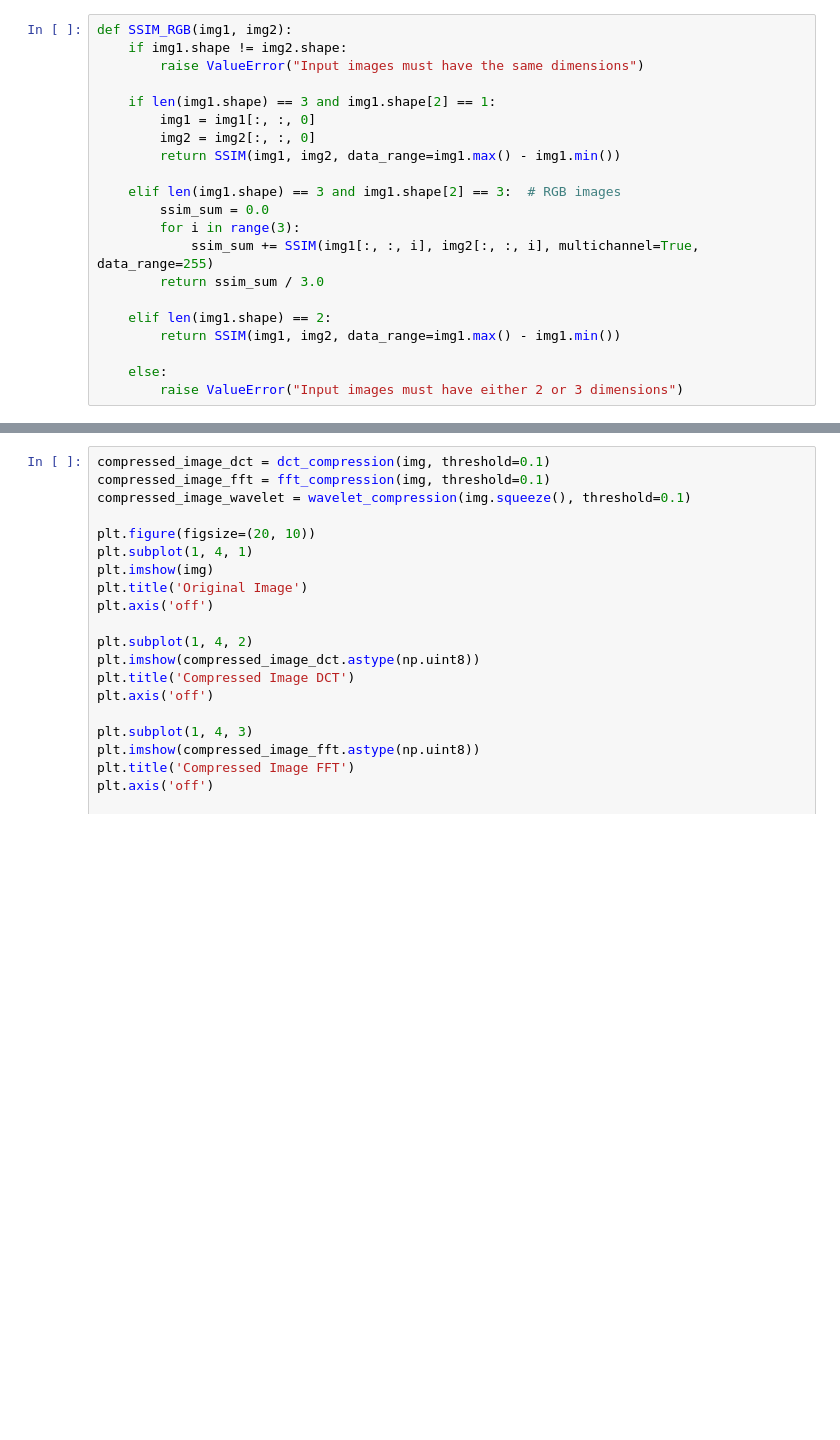
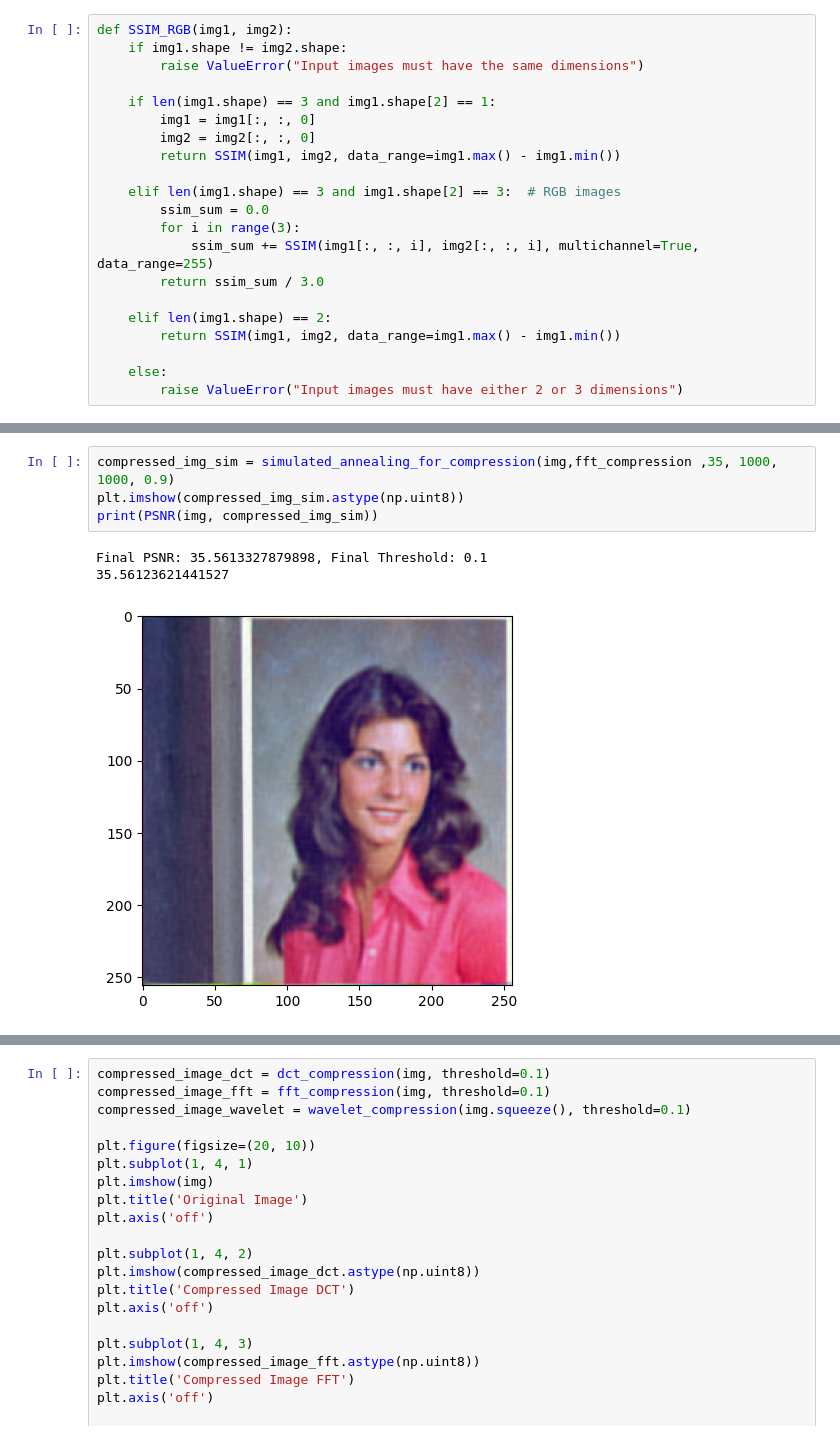
Before and after one commit to kvba1/Image-Compression-With-Orthogonal-Bases, a Jupyter notebook: rgbcompress.ipynb, the cells around one changed output, grey strips where cells are left out. Drawn from its saved outputs; the diff is of its cells as text; blank space fills up the shorter version.

```diff
--- a/rgbcompress.ipynb
+++ b/rgbcompress.ipynb
@@ -203,0 +228,8 @@ def SSIM_RGB(img1, img2):
+# %%
+compressed_img_sim = simulated_annealing_for_compression(img,fft_compression ,35, 1000, 1000, 0.9)
+plt.imshow(compressed_img_sim.astype(np.uint8))
+print(PSNR(img, compressed_img_sim))
+# %% [output]
+Final PSNR: 35.5613327879898, Final Threshold: 0.1
+35.56123621441527
+[figure, added]
```
Also changed, not shown: parts of 15 cells of this notebook.
